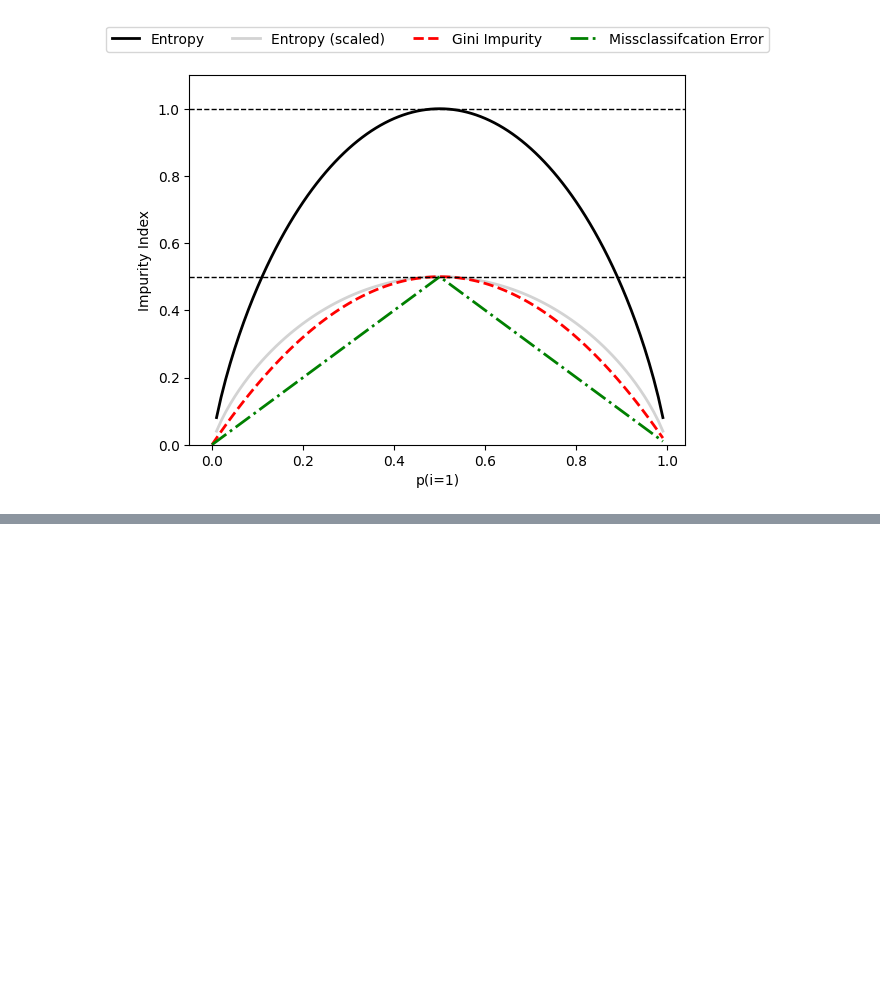
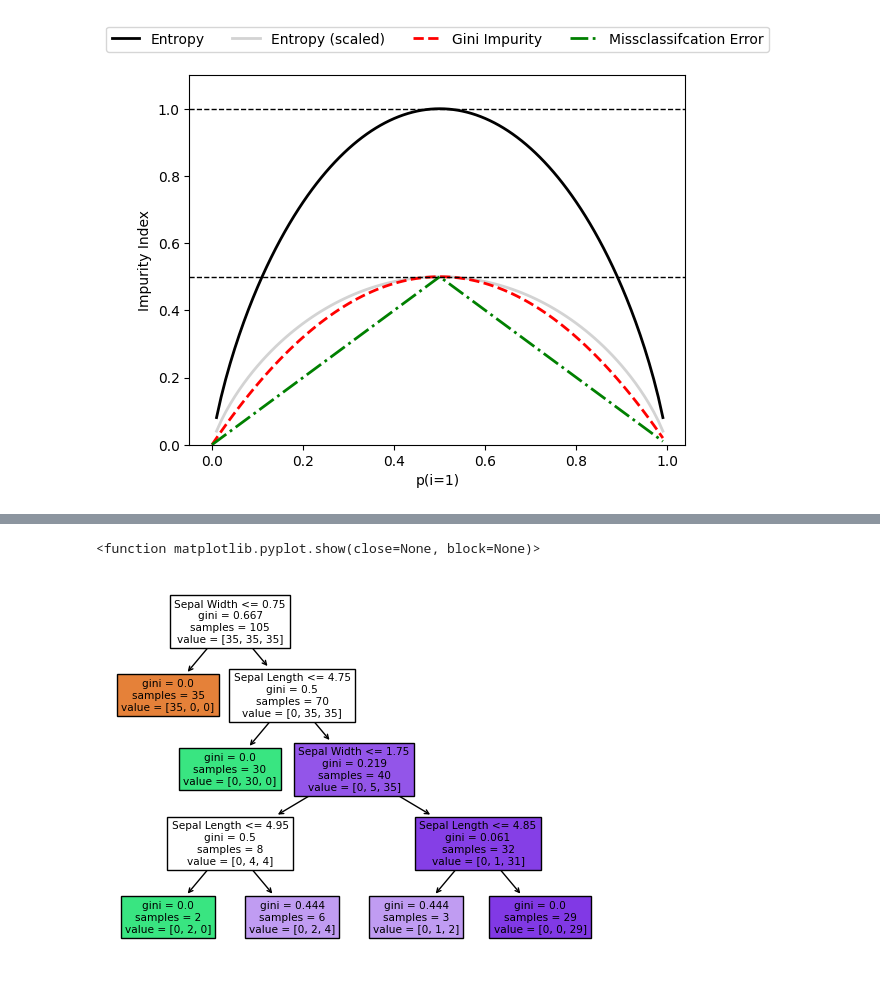
Before and after one commit to GrantMelvin/Machine-Learning, a Jupyter notebook: Chapter 3/Models.ipynb, the cells around one changed output, grey strips where cells are left out. Cells and saved outputs as stored; diff of their text form; code cells hidden in the pictures; blank space fills up the shorter version.

```diff
--- a/Chapter 3/Models.ipynb
+++ b/Chapter 3/Models.ipynb
@@ -376,0 +400,12 @@ plt.show()
+# %%
+# True nodes are on the right and False nodes are on the left
+from sklearn import tree
+feature_names = ['Sepal Length', 'Sepal Width',
+                'Petal Length', 'Petal Width']
+tree.plot_tree(tree_model,
+               feature_names=feature_names,
+               filled=True)
+plt.show
+# %% [output]
+<function matplotlib.pyplot.show(close=None, block=None)>
+[figure, added]
```
Also changed, not shown: parts of 4 cells of this notebook.
